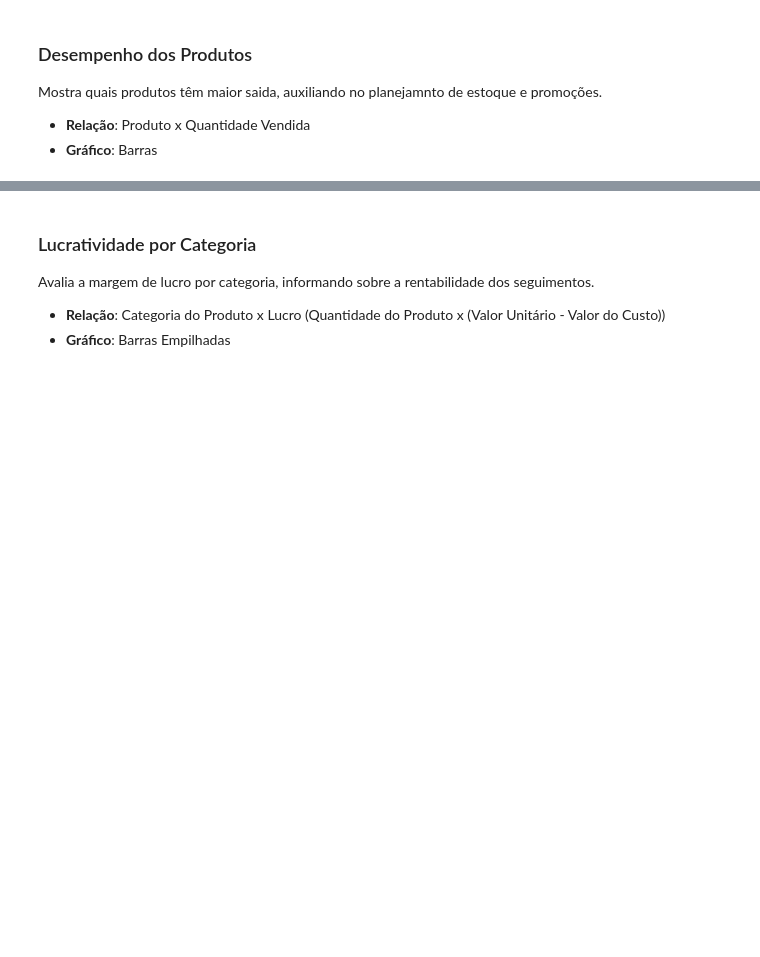
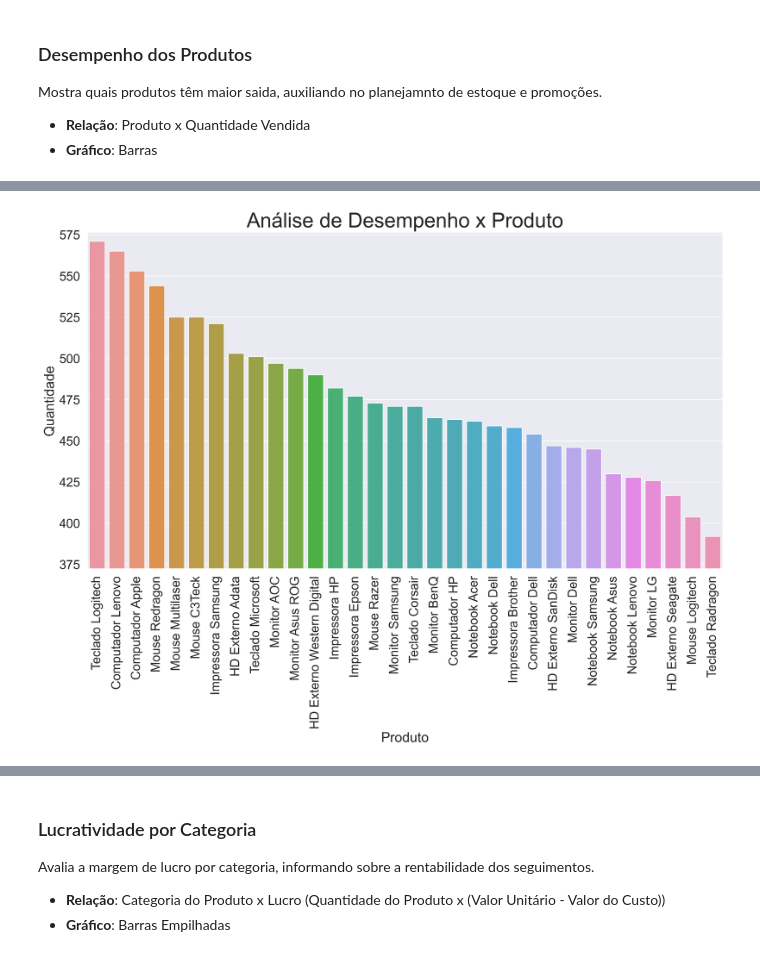
Before and after one commit to willianjcampos/vgsales, a Jupyter notebook: sempre_bem_ti/analise.ipynb, the cells around one changed output, grey strips where cells are left out. Cells and saved outputs as stored; diff of their text form; code cells hidden in the pictures; blank space fills up the shorter version.

```diff
--- a/sempre_bem_ti/analise.ipynb
+++ b/sempre_bem_ti/analise.ipynb
@@ -71,8 +215,11 @@ Mostra quais produtos têm maior saida, auxiliando no planejamnto de estoque e p
 * **Relação**: Produto x Quantidade Vendida
 * **Gráfico**: Barras
 # %%
-desempenho_produto = df[df['Tipo'] == 'Venda'].groupby(['Produto'], as_index=False)['Quantidade'].sum().sort_values(by='Quantidade', ignore_index=True, ascending=False)
+desempenho_produto = pd.DataFrame(df[df['Tipo'] == 'Venda'].groupby(['Produto'], as_index=False)['Quantidade'].sum())
+desempenho_produto.sort_values(by='Quantidade', ignore_index=True, ascending=False, inplace=True)
 desempenho_produto_minimo = desempenho_produto['Quantidade'].min()*0.95
 desempenho_produto_maximo = desempenho_produto['Quantidade'].max()*1.01
 
+titulo = 'Análise de Desempenho x Produto'
+
 display(desempenho_produto)
@@ -79,7 +244,11 @@ display(desempenho_produto)
 # %%
 # Seaborn 1
-gfg = sns.barplot(desempenho_produto, x="Produto", y="Quantidade")
+fig, gfg = plt.subplots(figsize=(15, 8), dpi=300)
+gfg = sns.barplot(data=desempenho_produto, x="Produto", y="Quantidade")
+gfg.set_title(titulo, fontsize=27)
 gfg.set_ylim(desempenho_produto_minimo, desempenho_produto_maximo)
 gfg.set_xticklabels(gfg.get_xticklabels(), rotation=90);
+# %% [output]
+[figure, added]
 # %%
 # Seaborn 2
```
Also changed, not shown: parts of 32 cells of this notebook, 2 other files.
